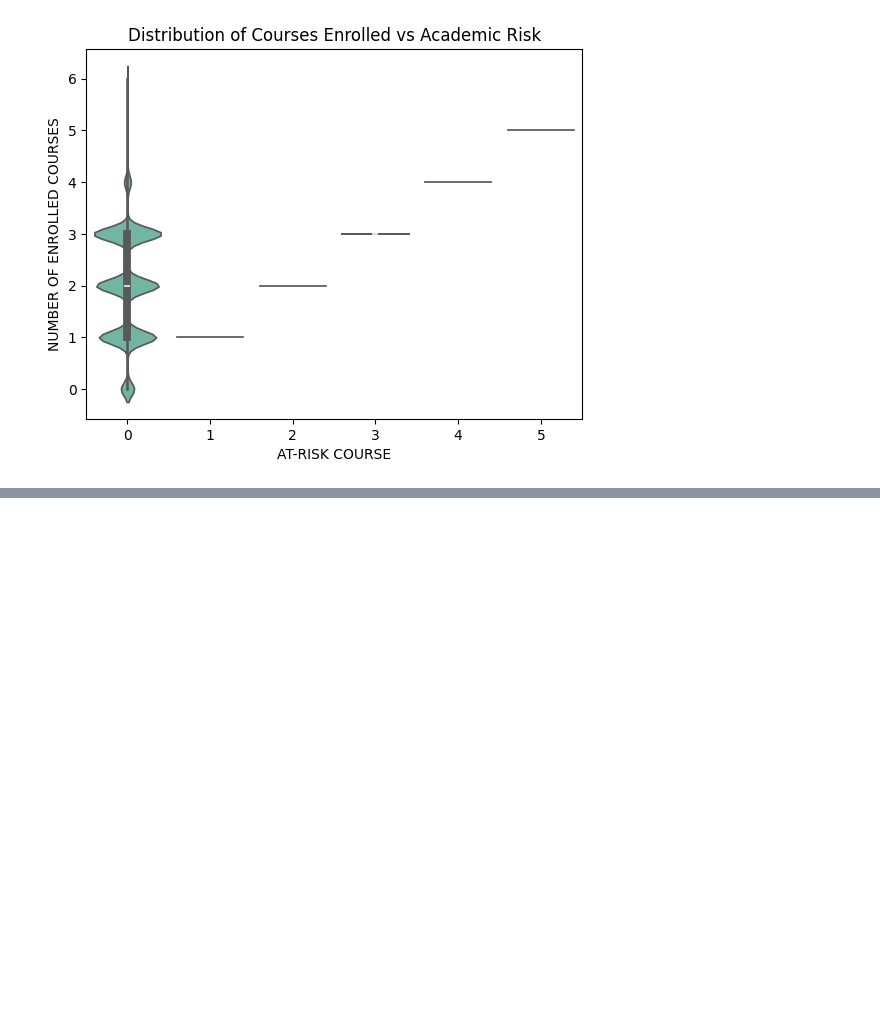
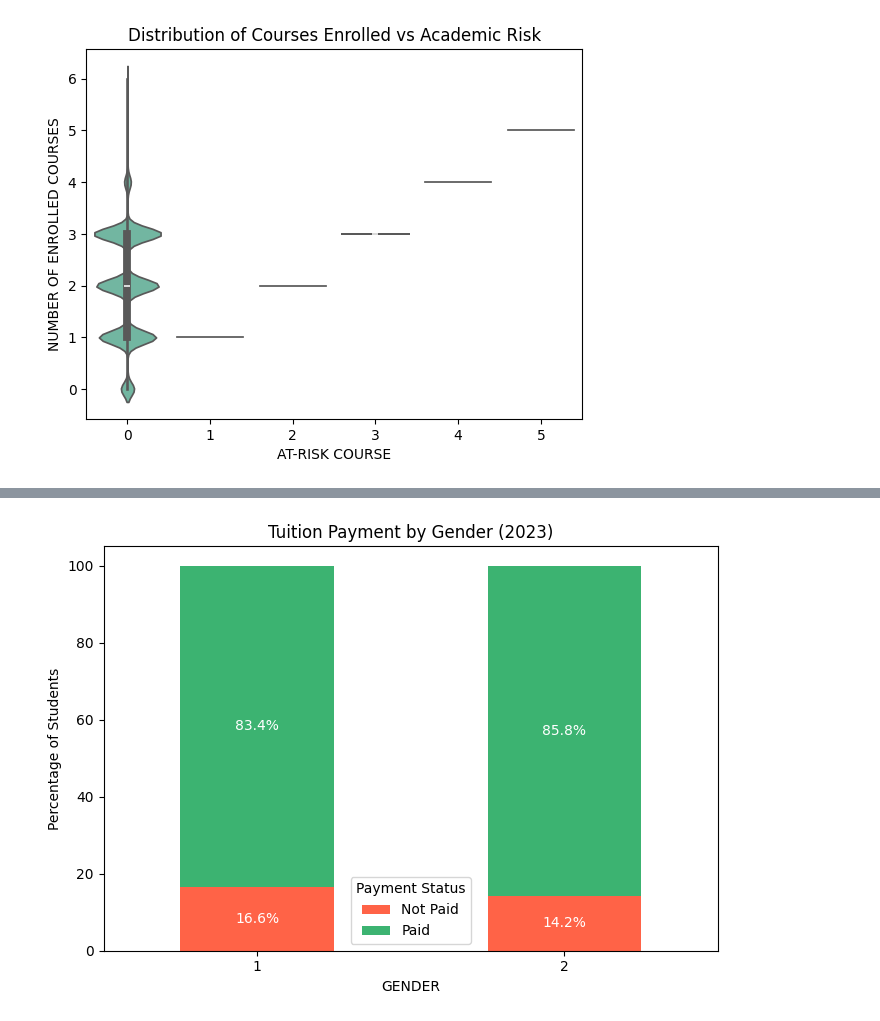
Before and after one commit to Peakkay/AI-Project, a Jupyter notebook: Part2_Data_Analysis_and_Modelling.ipynb, the cells around one changed output, grey strips where cells are left out. Saved outputs shown, nothing was run; the diff lists cells and outputs as text; code cells hidden in the pictures; blank space fills up the shorter version.

```diff
--- a/Part2_Data_Analysis_and_Modelling.ipynb
+++ b/Part2_Data_Analysis_and_Modelling.ipynb
@@ -342,0 +429,27 @@ Passing `palette` without assigning `hue` is deprecated and will be removed in v
+# %%
+gender_payment = pd.crosstab(filtered_data['GENDER'], filtered_data['TUITION PAYMENT MARCH 2023'], normalize='index') * 100
+gender_payment.columns = ['Not Paid', 'Paid']
+
+# Bar plot
+ax2 = gender_payment.plot(kind='bar', stacked=True, color=['tomato', 'mediumseagreen'], figsize=(7,5))
+plt.title('Tuition Payment by Gender (2023)')
+plt.ylabel('Percentage of Students')
+plt.xticks(rotation=0)
+
+# Add % labels on stacked bars
+for container in ax2.containers:
+    ax2.bar_label(container, fmt='%.1f%%', label_type='center', color='white')
+
+plt.legend(title='Payment Status')
+plt.tight_layout()
+plt.show()
+
+'''
+
+Interpretation:
+    - Female students have a slightly higher percentage of tuition payment compared to male students.
+    - The difference in payment behavior between genders is minimal, indicating similar financial commitment across genders.
+
+'''
+# %% [output]
+[figure, added]
```
Also changed, not shown: parts of 10 cells of this notebook.
